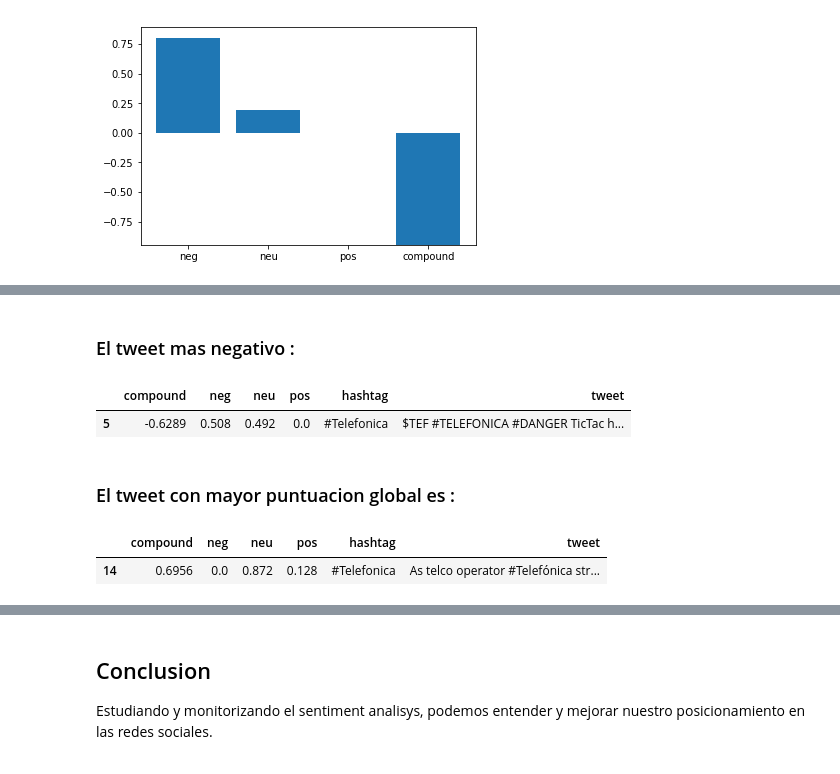
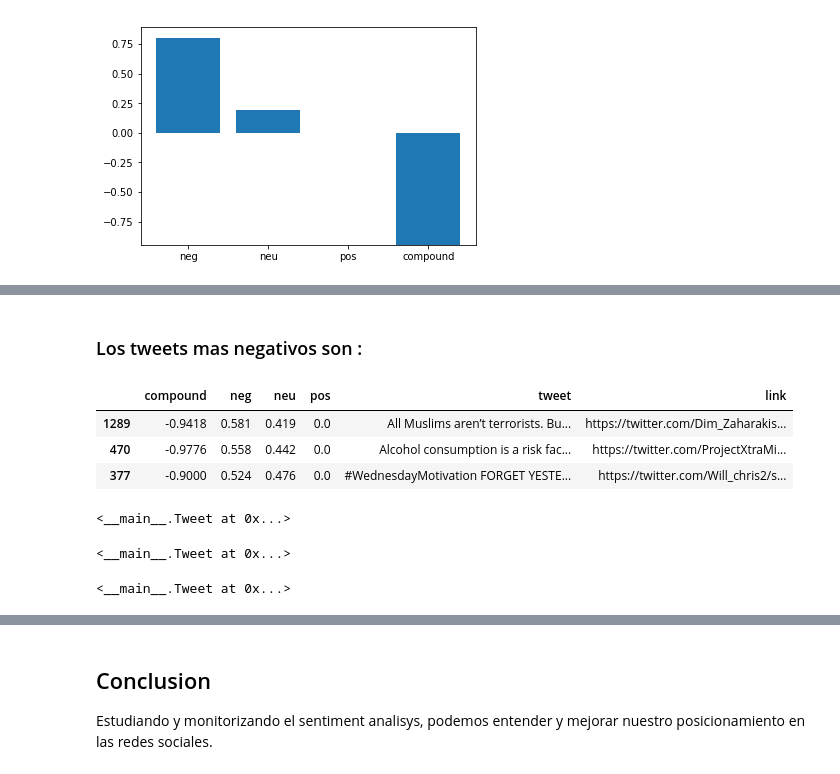
Before and after one commit to jaimevalero/python-machine-learning-book-2nd-edition, a Jupyter notebook: ejercicios/Ejercicio 16 - Sentiment Analisys.ipynb, the cells around one changed output, grey strips where cells are left out. Drawn from its saved outputs; the diff is of its cells as text; code cells hidden in the pictures.

```diff
--- a/ejercicios/Ejercicio 16 - Sentiment Analisys.ipynb
+++ b/ejercicios/Ejercicio 16 - Sentiment Analisys.ipynb
@@ -236,0 +221,31 @@ El tweet mas positivo :
+# %%
+# Esta clase es solp para mostrar el tweet por pantalla
+
+import requests
+class Tweet(object):
+    def __init__(self, s, embed_str=False):
+        if not embed_str:
+            # Use Twitter's oEmbed API
+            # https://dev.twitter.com/web/embedded-tweets
+            api = 'https://publish.twitter.com/oembed?url={}'.format(s)
+            response = requests.get(api)
+            self.text = response.json()["html"]
+        else:
+            self.text = s
+
+    def _repr_html_(self):
+        return self.text
+# %%
+from IPython.display import Image
+from IPython.core.display import HTML
+
+s = f"""<h3>Los tweets mas positivos son : </h3>"""
+display(HTML(s))
+
+# Cogemos los valores mas positivos
+minitabla = df.sort_values(by=['pos'],ascending = False ).head(3)[["compound" ,"neg" ,"neu" ,"pos" ,"tweet", "link"]]
+
+display(minitabla)
+
+for (i, fila) in minitabla.iterrows() :
+    display(Tweet(fila.link))
@@ -237,24 +261,23 @@ El tweet mas positivo :
 # %%
 from IPython.display import Image
 from IPython.core.display import HTML
 
-s = f"""<h3>El tweet mas negativo : </h3>"""
-
-
+s = f"""<h3>Los tweets mas negativos son : </h3>"""
 display(HTML(s))
 
-df[df['neg'] == df['neg'].max()]
+# Cogemos los valores mas neg
+minitabla = df.sort_values(by=['neg'],ascending = False ).head(3)[["compound" ,"neg" ,"neu" ,"pos" ,"tweet", "link"]]
+
+display(minitabla)
+
+for (i, fila) in minitabla.iterrows() :
+    display(Tweet(fila.link))
 # %% [output]
-El tweet mas negativo :
+Los tweets mas negativos son :
-|  | compound | neg | neu | pos | hashtag | tweet |
-| 5 | -0.6289 | 0.508 | 0.492 | 0.0 | #Telefonica | $TEF #TELEFONICA #DANGER TicTac h... |
+|  | compound | neg | neu | pos | tweet | link |
+| 1289 | -0.9418 | 0.581 | 0.419 | 0.0 | All Muslims aren’t terrorists. Bu... | https://twitter.com/Dim_Zaharakis... |
+| 470 | -0.9776 | 0.558 | 0.442 | 0.0 | Alcohol consumption is a risk fac... | https://twitter.com/ProjectXtraMi... |
+| 377 | -0.9000 | 0.524 | 0.476 | 0.0 | #WednesdayMotivation FORGET YESTE... | https://twitter.com/Will_chris2/s... |
+<__main__.Tweet at 0x...>
+<__main__.Tweet at 0x...>
+<__main__.Tweet at 0x...>
-# %%
-s = f"""<h3>El tweet con mayor puntuacion global es : </h3>"""
-display(HTML(s))
-
-
-df[df['compound'] == df['compound'].max()]
-# %% [output]
-El tweet con mayor puntuacion global es :
-|  | compound | neg | neu | pos | hashtag | tweet |
-| 14 | 0.6956 | 0.0 | 0.872 | 0.128 | #Telefonica | As telco operator #Telefónica str... |
```
Also changed, not shown: parts of 13 cells of this notebook, 1 other file.
